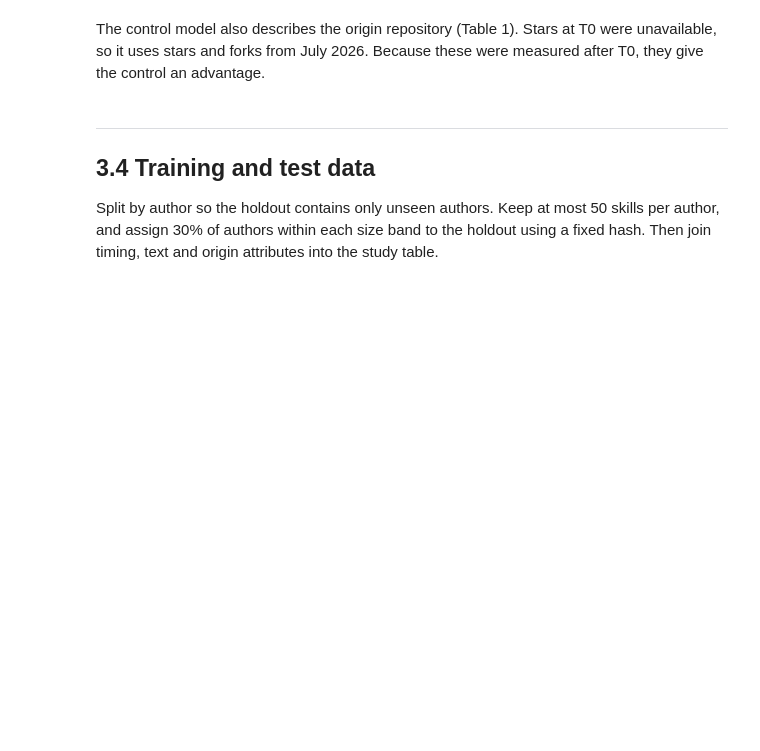
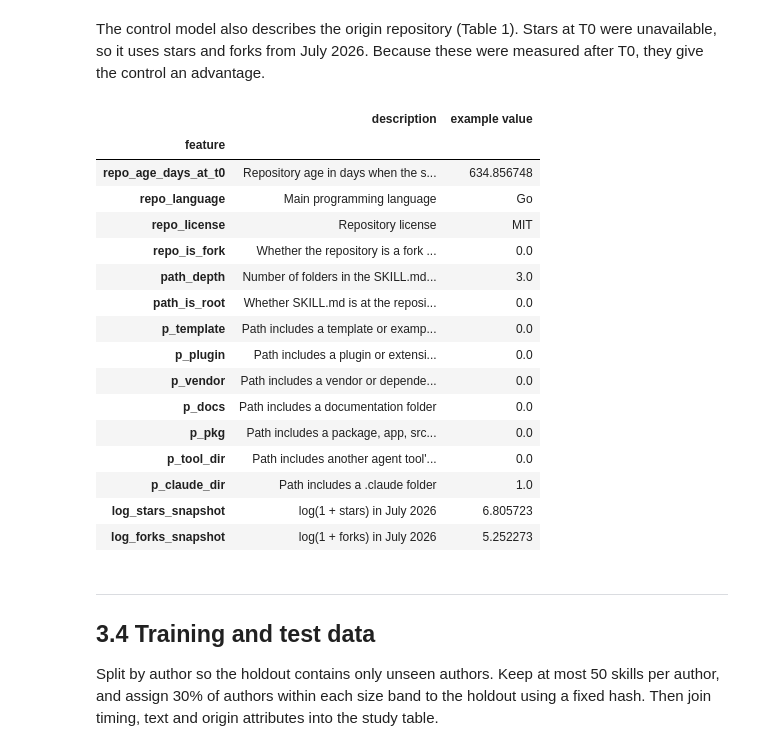
Before and after one commit to podorize/skillreuse, a Jupyter notebook: notebooks/reproduce.ipynb, the cells around one changed output. Cells and saved outputs as stored; diff of their text form; code cells hidden in the pictures; blank space fills up the shorter version.

```diff
--- a/notebooks/reproduce.ipynb
+++ b/notebooks/reproduce.ipynb
@@ -292,34 +368,72 @@ stars_ok = set(star_dates.loc[star_dates.status == "ok", "repo_full_name"])
 FOLDERS = CONFIG["cohort"]["folder_patterns"]
 
 
 def origin_attributes(skills):
     """Attributes of the origin repository of each skill."""
     out = skills[["content_hash", "origin_repo", "origin_path", "t0", "origin_repo_created_at"]]
     out = out.merge(repos.rename(columns={"repo_full_name": "origin_repo"}), on="origin_repo", how="left")
     # negative when T0 is before the creation of the repository (an inherited history)
     out["repo_age_days_at_t0"] = (out["t0"] - out["origin_repo_created_at"]).dt.total_seconds() / 86400
 
     def stars_before(repo, t0):
         if repo not in stars_ok:
             return np.nan
         before = sum(pd.Timestamp(date) < t0 for date in stars_known[repo])
         return float(min(before, CONFIG["dating"]["star_cap"]))
 
     out["log_stars_at_t0"] = np.log1p([stars_before(r, t) for r, t in zip(out["origin_repo"], out["t0"])])
     out["log_stars_snapshot"] = np.log1p(out["stars"].astype(float))
     out["log_forks_snapshot"] = np.log1p(out["forks"].astype(float))
     path = out["origin_path"].fillna("")
     out["path_depth"] = path.str.count("/").astype(float)
     out["path_is_root"] = path.str.fullmatch(r"(?i)skill\.md").astype(float)
     for name, pattern in FOLDERS.items():
         out[name] = path.str.contains(pattern, case=False, regex=True).astype(float)
     out = out.rename(columns={"language": "repo_language", "license": "repo_license",
                               "is_fork": "repo_is_fork"})
     out["repo_is_fork"] = out["repo_is_fork"].astype(float)
     return out[["content_hash", *ORIGIN, *POPULARITY]]
 
 
-print("origin attributes:", ", ".join(ORIGIN_POP))
+origin_features = origin_attributes(skills)
+feature_descriptions = {
+    "repo_age_days_at_t0": "Repository age in days when the skill first appeared",
+    "repo_language": "Main programming language",
+    "repo_license": "Repository license",
+    "repo_is_fork": "Whether the repository is a fork (1 = yes)",
+    "path_depth": "Number of folders in the SKILL.md path",
+    "path_is_root": "Whether SKILL.md is at the repository root (1 = yes)",
+    "p_template": "Path includes a template or example folder",
+    "p_plugin": "Path includes a plugin or extension folder",
+    "p_vendor": "Path includes a vendor or dependency folder",
+    "p_docs": "Path includes a documentation folder",
+    "p_pkg": "Path includes a package, app, src or lib folder",
+    "p_tool_dir": "Path includes another agent tool's folder",
+    "p_claude_dir": "Path includes a .claude folder",
+    "log_stars_snapshot": "log(1 + stars) in July 2026",
+    "log_forks_snapshot": "log(1 + forks) in July 2026",
+}
+assert list(feature_descriptions) == ORIGIN_POP
+display(pd.DataFrame({"description": pd.Series(feature_descriptions),
+                      "example value": origin_features.iloc[0][ORIGIN_POP]}).rename_axis("feature"))
+# %% [output]
+|  | description | example value |
+| feature |  |  |
+| repo_age_days_at_t0 | Repository age in days when the s... | 634.856748 |
+| repo_language | Main programming language | Go |
+| repo_license | Repository license | MIT |
+| repo_is_fork | Whether the repository is a fork ... | 0.0 |
+| path_depth | Number of folders in the SKILL.md... | 3.0 |
+| path_is_root | Whether SKILL.md is at the reposi... | 0.0 |
+| p_template | Path includes a template or examp... | 0.0 |
+| p_plugin | Path includes a plugin or extensi... | 0.0 |
+| p_vendor | Path includes a vendor or depende... | 0.0 |
+| p_docs | Path includes a documentation folder | 0.0 |
+| p_pkg | Path includes a package, app, src... | 0.0 |
+| p_tool_dir | Path includes another agent tool'... | 0.0 |
+| p_claude_dir | Path includes a .claude folder | 1.0 |
+| log_stars_snapshot | log(1 + stars) in July 2026 | 6.805723 |
+| log_forks_snapshot | log(1 + forks) in July 2026 | 5.252273 |
 # %% [markdown]
 ---
 ## 3.4 Training and test data
```
Also changed, not shown: parts of 30 cells of this notebook.
